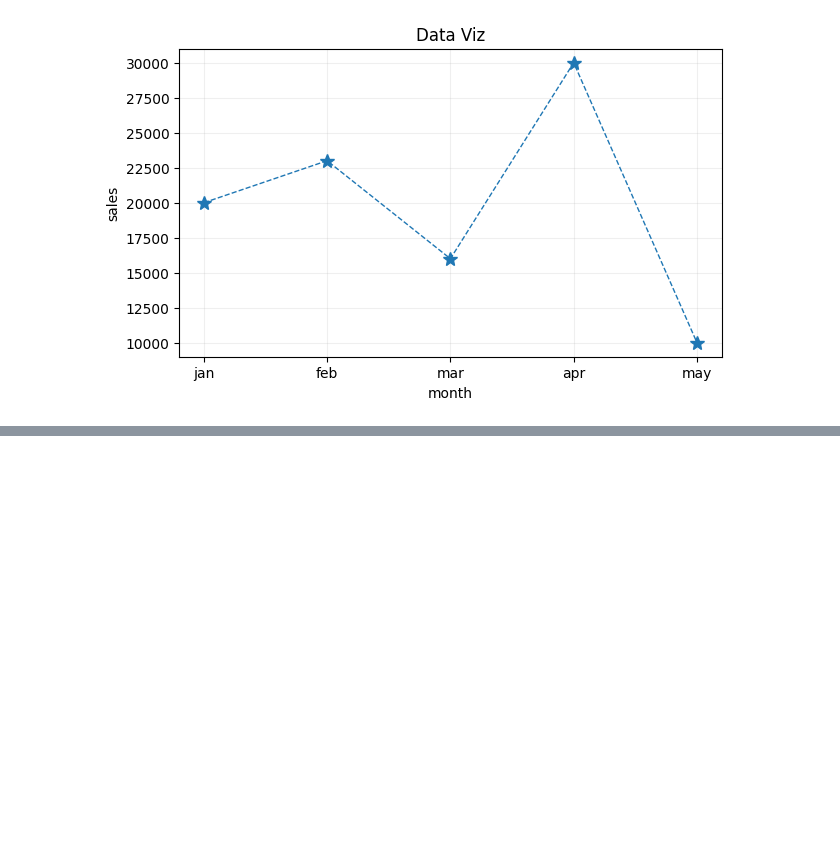
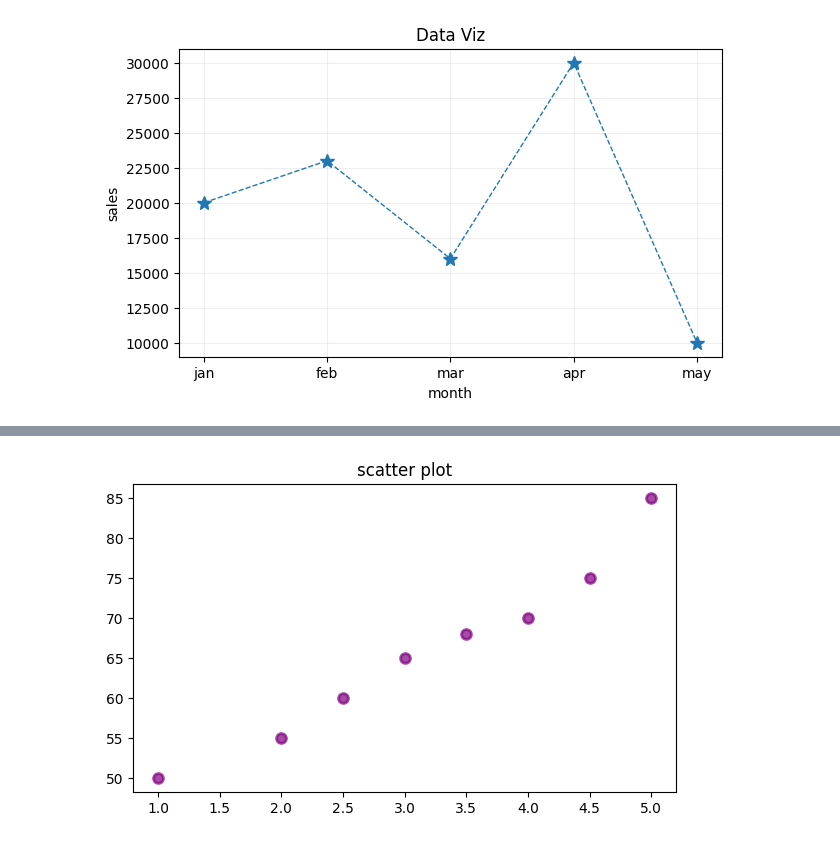
Before and after one commit to kaithatejasri/datascience, a Jupyter notebook: Untitled-8.ipynb, the cells around one changed output, grey strips where cells are left out. Drawn from its saved outputs; the diff is of its cells as text; code cells hidden in the pictures; blank space fills up the shorter version.

Commit message:
data vizualisation task

```diff
--- a/Untitled-8.ipynb
+++ b/Untitled-8.ipynb
@@ -38,0 +42,5 @@ plt.show()
+# %%
+df2={"study hours":[1.0,2.0,3.0,4.0,5.0,2.5,3.5,4.5],
+    "marks scored":[50,55,65,70,85,60,68,75]}
+df2=pd.DataFrame(df2)
+df2
@@ -38,0 +57,7 @@ plt.show()
+# %%
+plt.figure(figsize=(7,4),facecolor="white")
+plt.scatter(df2["study hours"],df2["marks scored"],s=50,c="purple",marker="o",lw=2,alpha=0.7)
+plt.title("scatter plot")
+plt.show()
+# %% [output]
+[figure, added]
```
Also changed, not shown: parts of 6 cells of this notebook, 3 other files.
